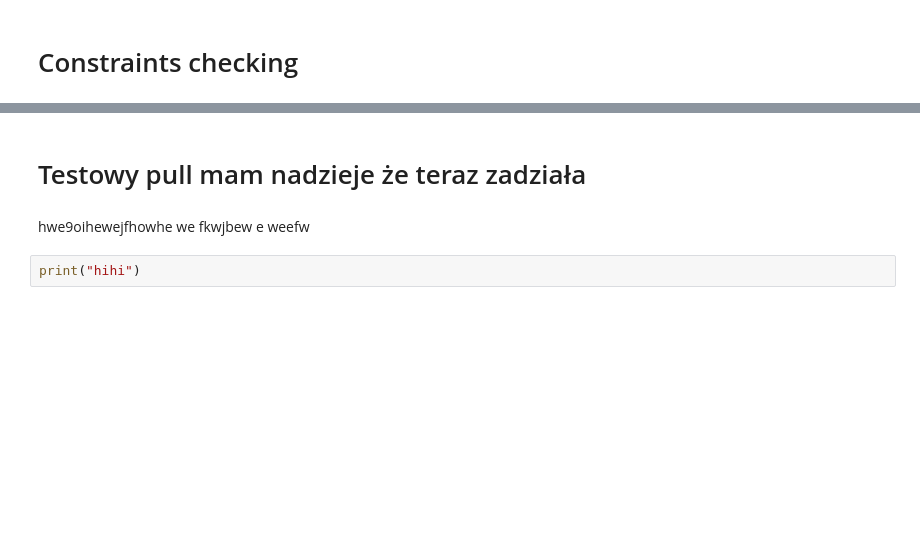
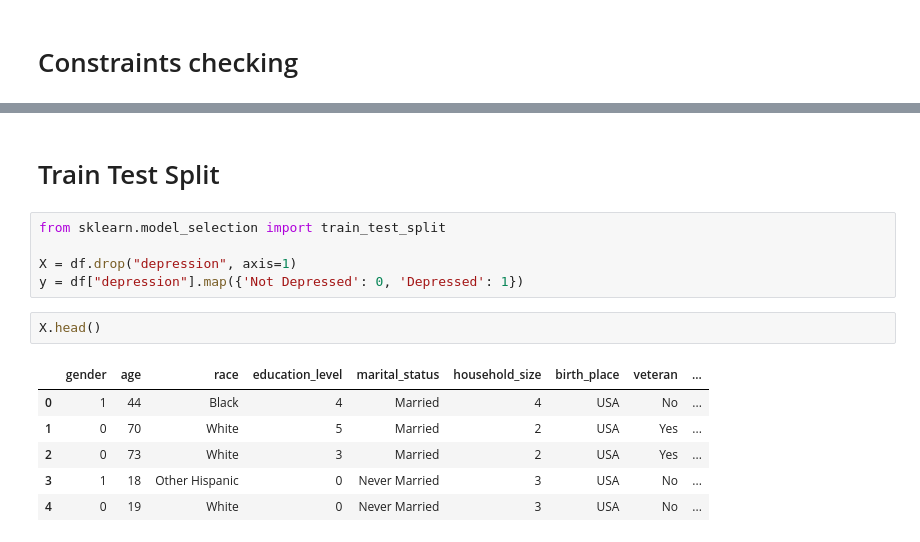
Before and after one commit to MrMiki890/PredictingDepression, a Jupyter notebook: notebooks/data_cleaning.ipynb, the cells around one changed output, grey strips where cells are left out. Saved outputs shown, nothing was run; the diff lists cells and outputs as text; blank space fills up the shorter version.

```diff
--- a/notebooks/data_cleaning.ipynb
+++ b/notebooks/data_cleaning.ipynb
@@ -125,10 +126,16 @@ print("hi")
-# %% [markdown]
-# Testowy pull mam nadzieje że teraz zadziała
-# %% [markdown]
-hwe9oihewejfhowhe
-we
-fkwjbew
-e
-weefw
-# %%
-print("hihi")
+# %% [markdown]
+# Train Test Split
+# %%
+from sklearn.model_selection import train_test_split
+
+X = df.drop("depression", axis=1)
+y = df["depression"].map({'Not Depressed': 0, 'Depressed': 1})
+# %%
+X.head()
+# %% [output]
+|  | gender | age | race | education_level | marital_status | household_size | birth_place | veteran | ... |
+| 0 | 1 | 44 | Black | 4 | Married | 4 | USA | No | ... |
+| 1 | 0 | 70 | White | 5 | Married | 2 | USA | Yes | ... |
+| 2 | 0 | 73 | White | 3 | Married | 2 | USA | Yes | ... |
+| 3 | 1 | 18 | Other Hispanic | 0 | Never Married | 3 | USA | No | ... |
+| 4 | 0 | 19 | White | 0 | Never Married | 3 | USA | No | ... |
```
Also changed, not shown: parts of 8 cells of this notebook, 1 other file.
